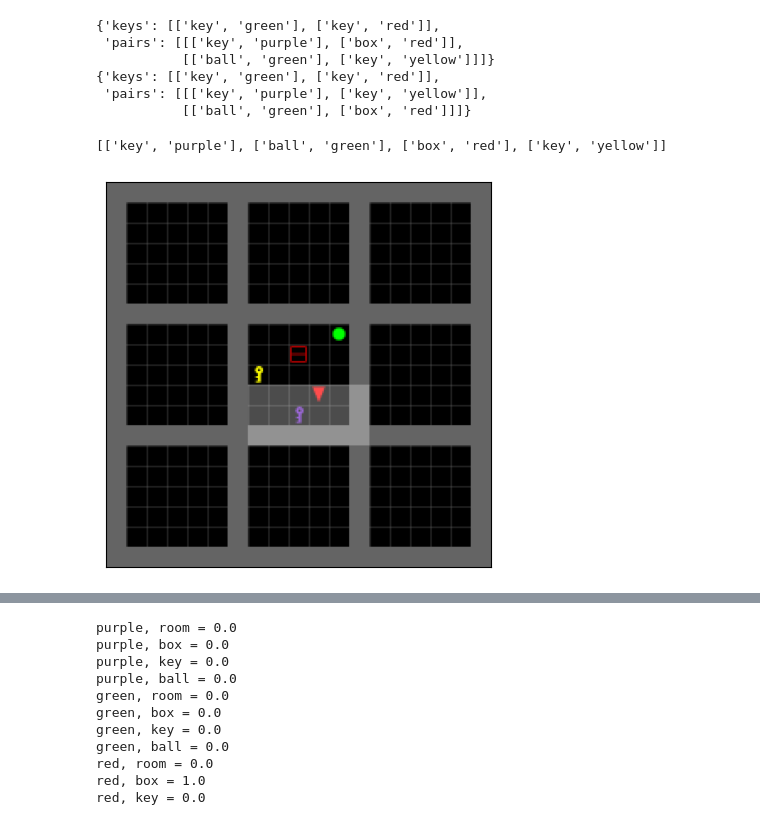
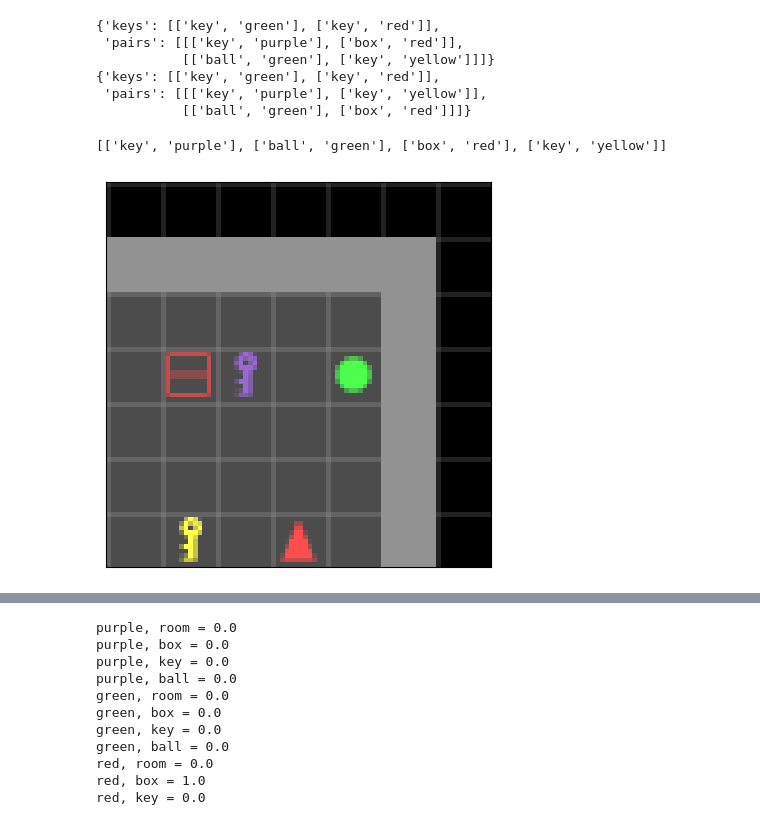
Before and after one commit to susannahsu/neurorl, a Jupyter notebook: projects/human_sf/create_mazes.ipynb, the cells around one changed output, grey strips where cells are left out. Saved outputs shown, nothing was run; the diff lists cells and outputs as text; code cells hidden in the pictures.

```diff
--- a/projects/human_sf/create_mazes.ipynb
+++ b/projects/human_sf/create_mazes.ipynb
@@ -214,33 +214,34 @@ import matplotlib.pyplot as plt
 import minigrid
 
 def plot_image(image, figsize=(5,5)):
     fig, ax = plt.subplots(1,1, figsize=figsize)
     # ax.clear()  # Clear the previous plot
     # Remove ticks on both the x and y axes
     ax.set_xticks([])
     ax.set_yticks([])
 
     # Optionally, you can also remove the tick labels
     ax.set_xticklabels([])
     ax.set_yticklabels([])
     ax.imshow(image)
 
 env = key_room.KeyRoom(
     maze_config=mazes[0],
     training=False,
     swap_episodes=3,
     num_dists=2,
     num_task_rooms=2,
     color_rooms=False,
     basic_only=1,
     flat_task=True)
 
-env = minigrid.wrappers.RGBImgObsWrapper(env, tile_size=12)
-
+env = minigrid.wrappers.RGBImgPartialObsWrapper(env, tile_size=12)
+from projects.human_sf.minigrid_goto_wrapper import GotoOptionsWrapper
+env = GotoOptionsWrapper(env)
 print(env.all_final_objects)
 for _ in range(1):
     obs, info = env.reset()
     plot_image(obs['image'])  # Assuming image has shape (C, H, W)
 # %% [output]
 [['key', 'purple'], ['ball', 'green'], ['box', 'red'], ['key', 'yellow']]
-[figure, old version]
+[figure, new version]
```
Also changed, not shown: parts of 3 cells of this notebook, 1 other file.
